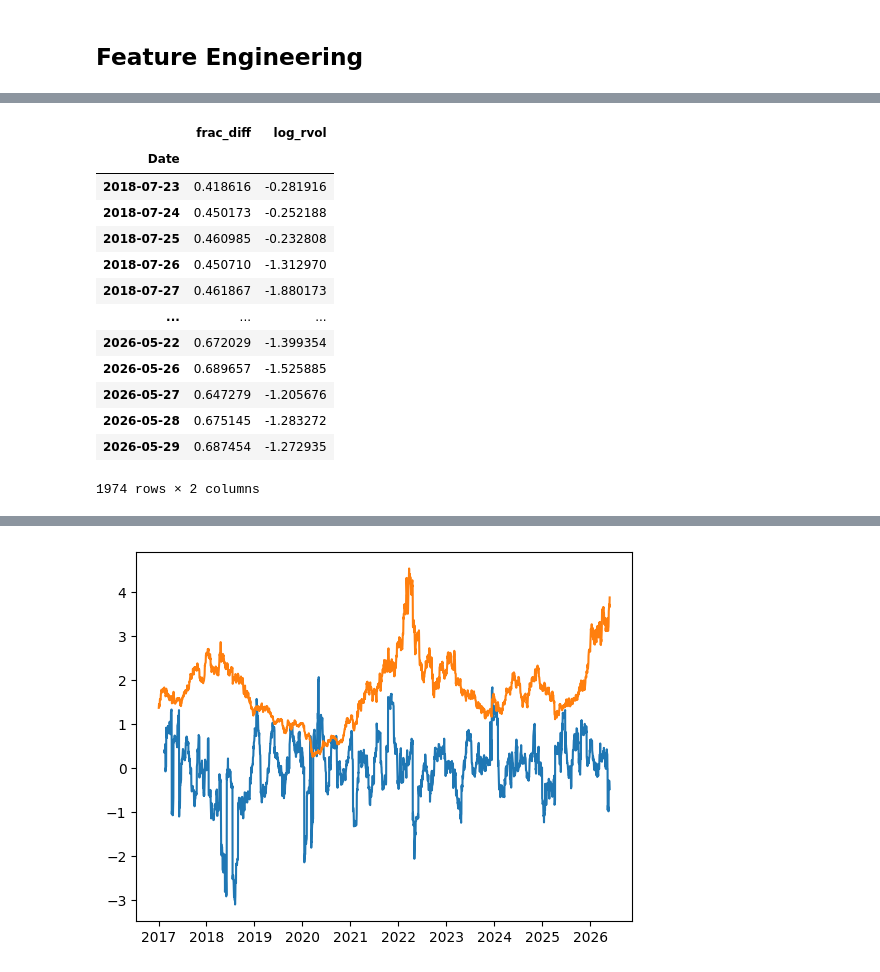
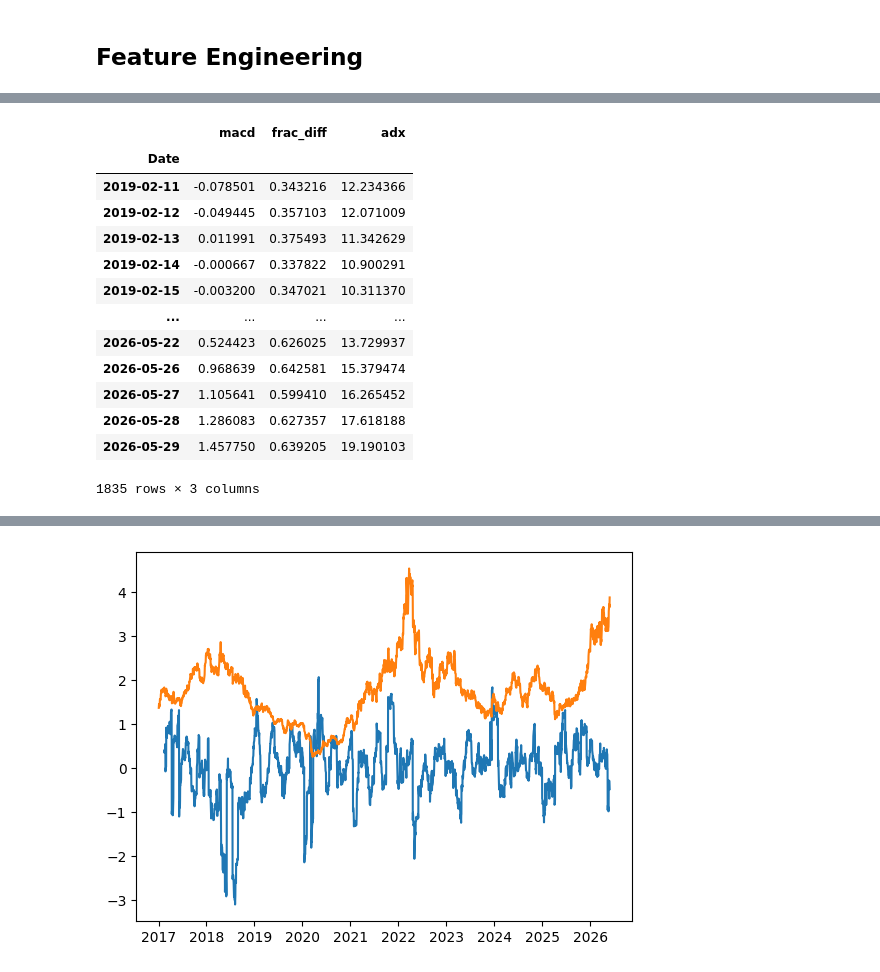
Before and after one commit to asderman43/finance, a Jupyter notebook: notebooks/005_regimes_v2.ipynb, the cells around one changed output, grey strips where cells are left out. Drawn from its saved outputs; the diff is of its cells as text; code cells hidden in the pictures.

```diff
--- a/notebooks/005_regimes_v2.ipynb
+++ b/notebooks/005_regimes_v2.ipynb
@@ -69,12 +66,27 @@ plt.show()
 # %%
-tau=1e-4
+from src.features.frac_diff import find_d
 
-fd = differencing(df["log_close"],0.30,tau)
+
+tau=1e-3
+
+_, fd = find_d(df["log_close"], range_list=[0.2, 0.5], alpha=0.01, max_depth=18)
+
+rvol_5 = calc_rvol(log_return, 5)
+rvol_60 = calc_rvol(log_return, 60)
+
+rvol_ratio = rvol_5 / rvol_60
+
+df["rvol_ratio"] = rvol_ratio
+
+
+
+_, vol_fd = find_d(df["rvol"].dropna(), range_list=[0.2, 0.5], alpha=0.01, max_depth=18)
+
 df["frac_diff"] = fd
-
+df["vol_fd"] = vol_fd
 print("frac_diff autocorr(1):",  df["frac_diff"].autocorr(1).round(3))
 print("frac_diff autocorr(20):", df["frac_diff"].autocorr(20).round(3))
 
-plt.plot(fd)
+plt.plot(vol_fd)
 plt.show()
 # %% [output]
@@ -93,47 +118,51 @@ rvol_60 = calc_rvol(log_return, 60)
 rvol_ratio = rvol_5 / rvol_60
 
 df["rvol_ratio"] = rvol_ratio
 
 
 
 volume_trailing = df["volume"] / df["volume"].rolling(20).mean()
 
 df["volume_trailing"] = volume_trailing
 df["vol_skew"] = df["close"].pct_change().rolling(30).skew()
 df_clean = df.dropna()
 
 
 features = pd.concat({
-    # "macd": df_clean["macd"],
+    "macd": df_clean["macd"],
+    # "macd_fd": macd_fd,
+    # "adx_fd": adx_fd,
     "frac_diff": df_clean["frac_diff"],  # direction
     # "log_return": df_clean["log_return"],
-    # "adx": np.log(df_clean["adx"]),
-    "log_rvol": np.log(df_clean["rvol"]),                     # volatility (normalized)
+    "adx": df_clean["adx"],
+    # "rvol": np.log(df_clean["rvol"]),
+    # "vol_ratio": df_clean["rvol_ratio"]
+    # "vol_fd": df_clean["vol_fd"],                     # volatility (normalized)
     # "volume_trailing": np.log(df_clean["volume_trailing"]),
     # "return_skewness": df_clean["vol_skew"]
 }, axis=1, sort=True).dropna()
 
 
 features_sliced = features["2021-01-01":"2025-12-31"]
 
 scaler = StandardScaler()
 
 X = scaler.fit_transform(features_sliced.values)
 Y = scaler.transform(features.values)
 
 features
 # %% [output]
-|  | frac_diff | log_rvol |
-| Date |  |  |
-| 2018-07-23 | 0.418616 | -0.281916 |
-| 2018-07-24 | 0.450173 | -0.252188 |
-| 2018-07-25 | 0.460985 | -0.232808 |
-| 2018-07-26 | 0.450710 | -1.312970 |
-| 2018-07-27 | 0.461867 | -1.880173 |
-| ... | ... | ... |
-| 2026-05-22 | 0.672029 | -1.399354 |
-| 2026-05-26 | 0.689657 | -1.525885 |
-| 2026-05-27 | 0.647279 | -1.205676 |
-| 2026-05-28 | 0.675145 | -1.283272 |
-| 2026-05-29 | 0.687454 | -1.272935 |
+|  | macd | frac_diff | adx |
+| Date |  |  |  |
+| 2019-02-11 | -0.078501 | 0.343216 | 12.234366 |
+| 2019-02-12 | -0.049445 | 0.357103 | 12.071009 |
+| 2019-02-13 | 0.011991 | 0.375493 | 11.342629 |
+| 2019-02-14 | -0.000667 | 0.337822 | 10.900291 |
+| 2019-02-15 | -0.003200 | 0.347021 | 10.311370 |
+| ... | ... | ... | ... |
+| 2026-05-22 | 0.524423 | 0.626025 | 13.729937 |
+| 2026-05-26 | 0.968639 | 0.642581 | 15.379474 |
+| 2026-05-27 | 1.105641 | 0.599410 | 16.265452 |
+| 2026-05-28 | 1.286083 | 0.627357 | 17.618188 |
+| 2026-05-29 | 1.457750 | 0.639205 | 19.190103 |
-1974 rows × 2 columns
+1835 rows × 3 columns
```
Also changed, not shown: parts of 10 cells of this notebook, 1 other file.
